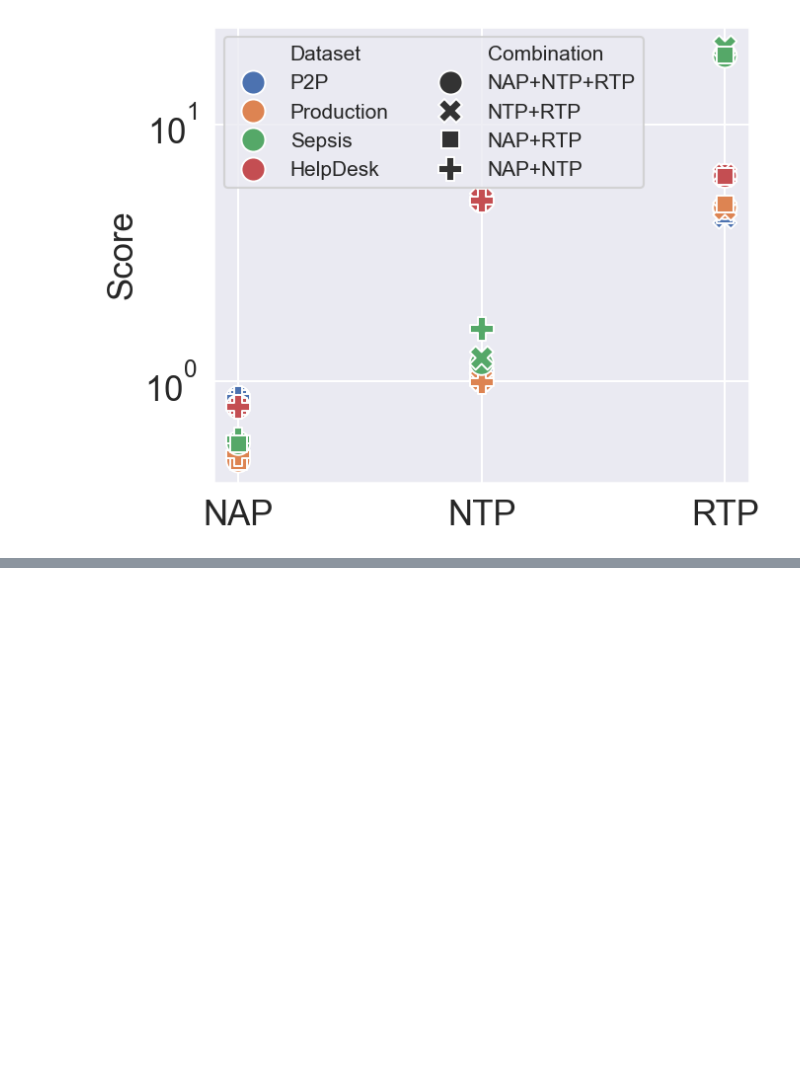
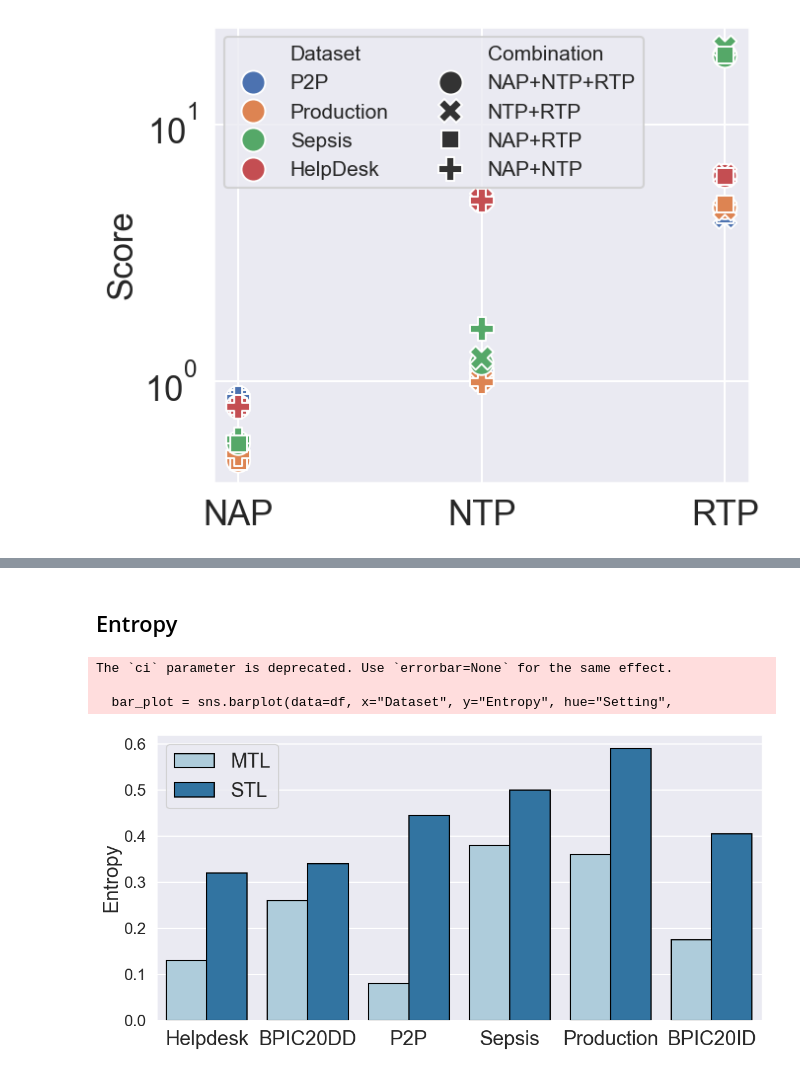
Before and after one commit to lukaskirchdorfer/MTL4PPM, a Jupyter notebook: results/visualize_task_combinations.ipynb, the cells around one changed output, grey strips where cells are left out. Cells and saved outputs as stored; diff of their text form; code cells hidden in the pictures; blank space fills up the shorter version.

```diff
--- a/results/visualize_task_combinations.ipynb
+++ b/results/visualize_task_combinations.ipynb
@@ -241,0 +406,72 @@ plt.show()
+# %% [markdown]
+## Entropy
+# %%
+import pandas as pd
+import seaborn as sns
+import matplotlib.pyplot as plt
+
+# Prepare the data
+data = {
+    "Dataset": ["Helpdesk"] * 4 + ["BPIC20DD"] * 4 + ["P2P"] * 4 + ["Sepsis"] * 4 + ["Production"] * 4 + ["BPIC20ID"] * 4,
+    "Model": ["LSTM", "LSTM", "CNN", "CNN",
+              "LSTM", "LSTM", "CNN", "CNN",
+              "LSTM", "LSTM", "CNN", "CNN",
+              "LSTM", "LSTM", "CNN", "CNN",
+              "LSTM", "LSTM", "CNN", "CNN",
+              "LSTM", "LSTM", "CNN", "CNN"],
+    "Setting": ["MTL", "STL"] * 12,
+    "Entropy": [0.13, 0.28, 0.13, 0.36,
+                0.23, 0.32, 0.29, 0.36,
+                0.08, 0.25, 0.08, 0.64,
+                0.35, 0.45, 0.41, 0.55,
+                0.35, 0.49, 0.37, 0.69,
+                0.12, 0.34, 0.23, 0.47]
+}
+
+df = pd.DataFrame(data)
+# Set the style
+sns.set(style="whitegrid")
+theme_context = "talk"
+sns.set_theme(theme_context)
+plt.figure(figsize=(12, 6))
+
+# Create the bar plot
+bar_plot = sns.barplot(data=df, x="Dataset", y="Entropy", hue="Setting",
+                       palette="Paired", ci=None, dodge=True,
+                       hue_order=["MTL", "STL"],
+                       edgecolor="black")
+
+# Add exact entropy values above the bars
+# for container in bar_plot.containers:
+#     bar_plot.bar_label(container, fmt='%.2f', label_type='edge', padding=2)
+
+# Improve readability
+# plt.title("Entropy Comparison (MTL vs STL) Across Models and Datasets", fontsize=14)
+plt.ylabel("Entropy", fontsize=25)
+plt.xlabel("")
+plt.yticks(fontsize=20)
+plt.legend(fontsize=25)
+plt.xticks(rotation=0, fontsize=25)
+
+# # Facet by Model using seaborn's FacetGrid
+# g = sns.catplot(data=df, x="Dataset", y="Entropy", hue="Setting", col="Model",
+#                 kind="bar", palette="Set1", ci=None, height=5, aspect=0.9,
+#                 hue_order=["MTL", "STL"], edgecolor="black", sharey=False)
+
+# g.set_titles("{col_name}")
+# g.set_axis_labels("", "Entropy")
+# g.add_legend(title="Setting")
+
+# # Add data labels
+# for ax in g.axes.flat:
+#     for container in ax.containers:
+#         ax.bar_label(container, fmt='%.2f', label_type='edge', padding=2)
+
+plt.tight_layout()
+plt.savefig("Entropy.pdf", bbox_inches="tight")
+plt.show()
+# %% [output]
+The `ci` parameter is deprecated. Use `errorbar=None` for the same effect.
+
+  bar_plot = sns.barplot(data=df, x="Dataset", y="Entropy", hue="Setting",
+[figure, added]
```
Also changed, not shown: parts of 6 cells of this notebook, 27 other files.
